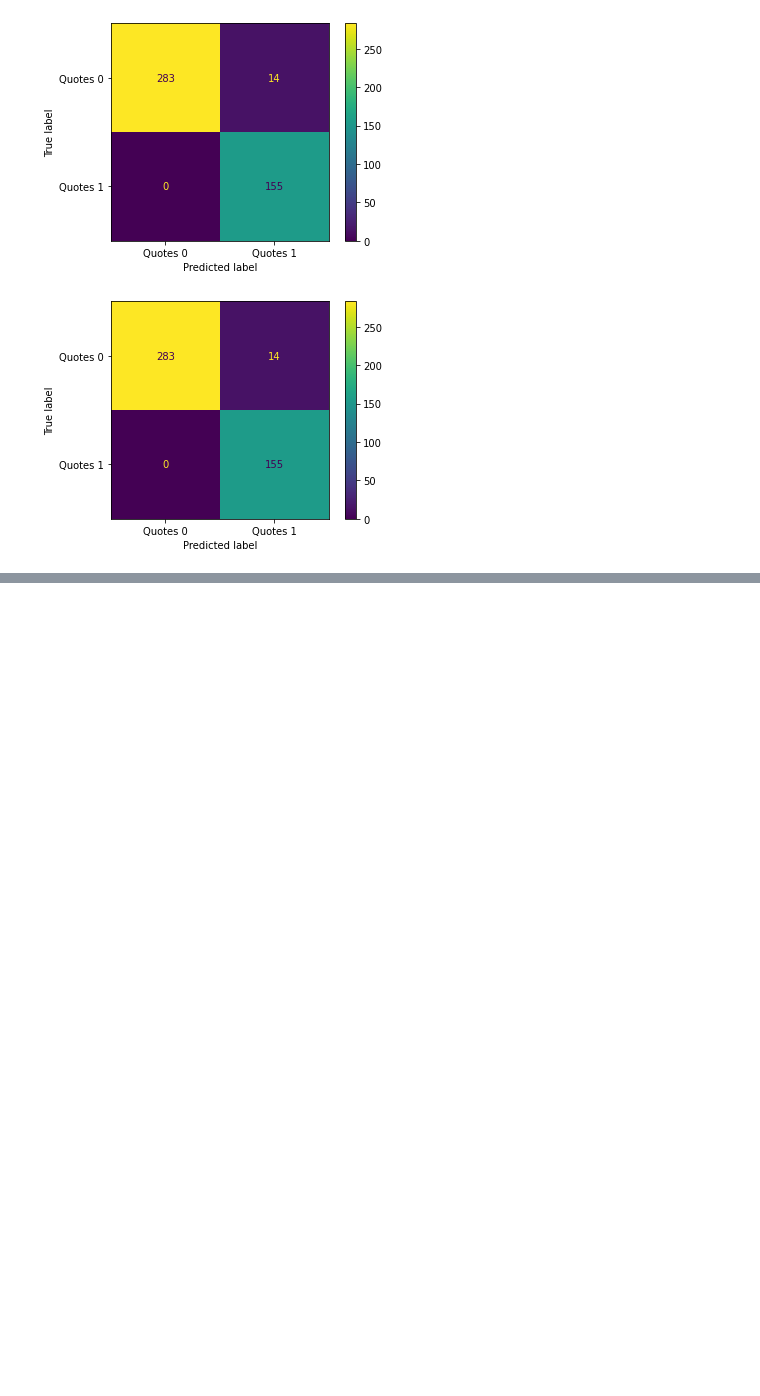
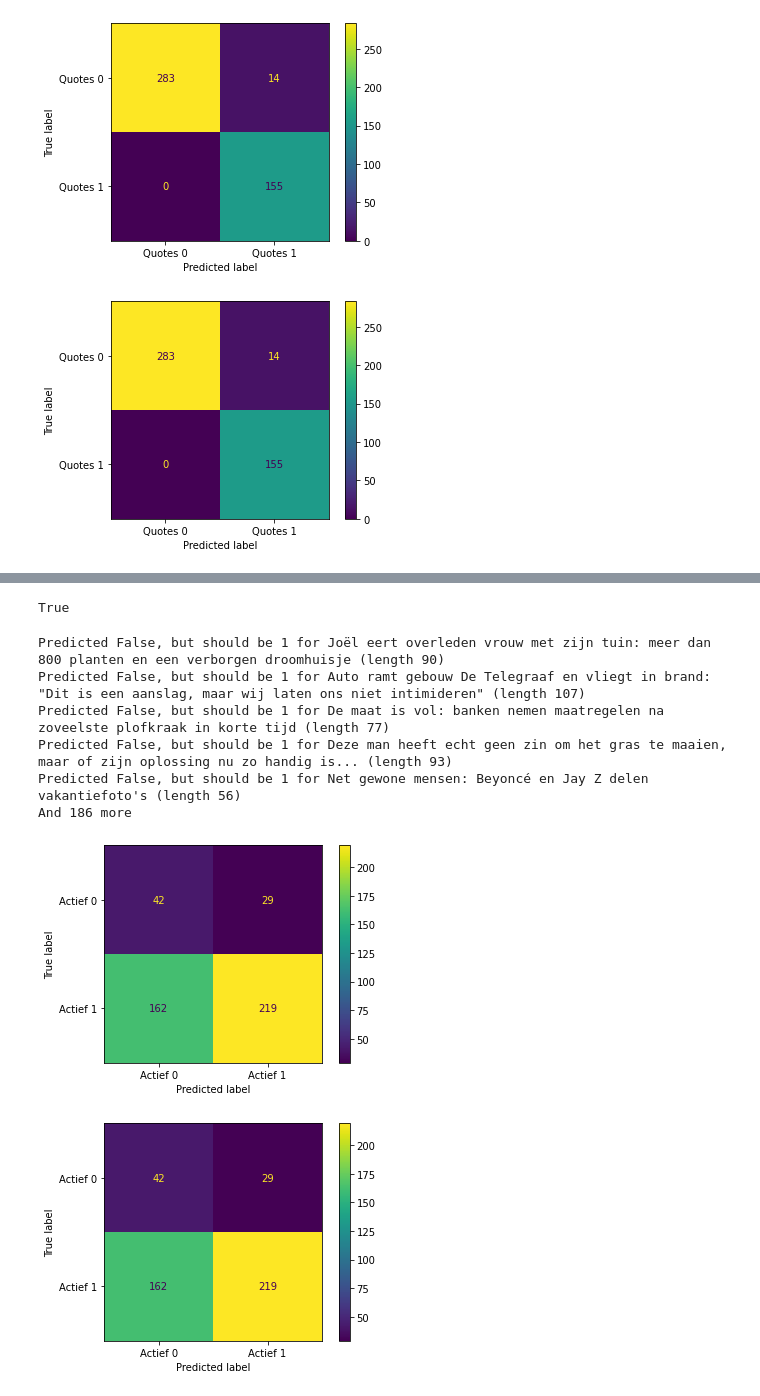
Before and after one commit to arnodeceuninck/news-headlines-research, a Jupyter notebook: 1 Label classification.ipynb, the cells around one changed output, grey strips where cells are left out. Drawn from its saved outputs; the diff is of its cells as text; code cells hidden in the pictures; blank space fills up the shorter version.

```diff
--- a/main.ipynb
+++ b/1 Label classification.ipynb
@@ -558,0 +610,29 @@ And 9 more
+# %%
+def is_passive(headline):
+    # Check if any word in headline start with "ge"
+    for word in headline.split():
+        if word.startswith("ge") or word.startswith("Ge"):
+            return True
+        if word == "door" or word == "Door":
+            return True
+        if "word" in word or word in ["zijn", "is", "ben", "bent"]: # Check for any form of the verb "worden"
+            return True
+    return False
+
+def is_active(headline):
+    return not is_passive(headline)
+
+print(is_passive("Verdachte gevlucht na overval"))
+# %% [output]
+True
+# %%
+get_evaluation("Actief", is_active)
+# %% [output]
+Predicted False, but should be 1 for Joël eert overleden vrouw met zijn tuin: meer dan 800 planten en een verborgen droomhuisje (length 90)
+Predicted False, but should be 1 for Auto ramt gebouw De Telegraaf en vliegt in brand: "Dit is een aanslag, maar wij laten ons niet intimideren" (length 107)
+Predicted False, but should be 1 for De maat is vol: banken nemen maatregelen na zoveelste plofkraak in korte tijd (length 77)
+Predicted False, but should be 1 for Deze man heeft echt geen zin om het gras te maaien, maar of zijn oplossing nu zo handig is... (length 93)
+Predicted False, but should be 1 for Net gewone mensen: Beyoncé en Jay Z delen vakantiefoto's (length 56)
+And 186 more
+[figure, added]
+[figure, added]
```
Also changed, not shown: parts of 18 cells of this notebook, 2 other files.
